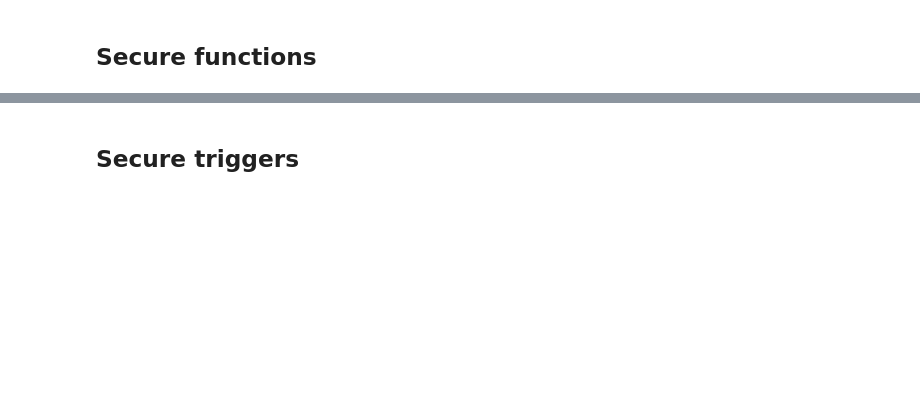
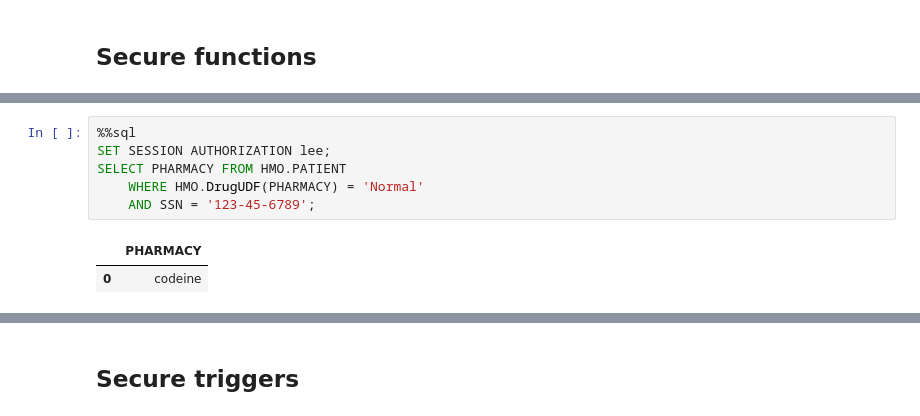
Before and after one commit to stefanhummel/Lab_Db2_Security, a Jupyter notebook: Lab 1.2 - Db2 RCAC.ipynb, the cells around one changed output, grey strips where cells are left out. Drawn from its saved outputs; the diff is of its cells as text; blank space fills up the shorter version.

```diff
--- a/Lab 1.2 - Db2 RCAC.ipynb
+++ b/Lab 1.2 - Db2 RCAC.ipynb
@@ -395,0 +713,9 @@ Alex observes that after creating these two column masks that the data is only v
+# %%
+%%sql
+SET SESSION AUTHORIZATION lee;
+SELECT PHARMACY FROM HMO.PATIENT
+    WHERE HMO.DrugUDF(PHARMACY) = 'Normal'
+    AND SSN = '123-45-6789';
+# %% [output]
+|  | PHARMACY |
+| 0 | codeine |
```
Also changed, not shown: parts of 117 cells of this notebook, 2 other files.
